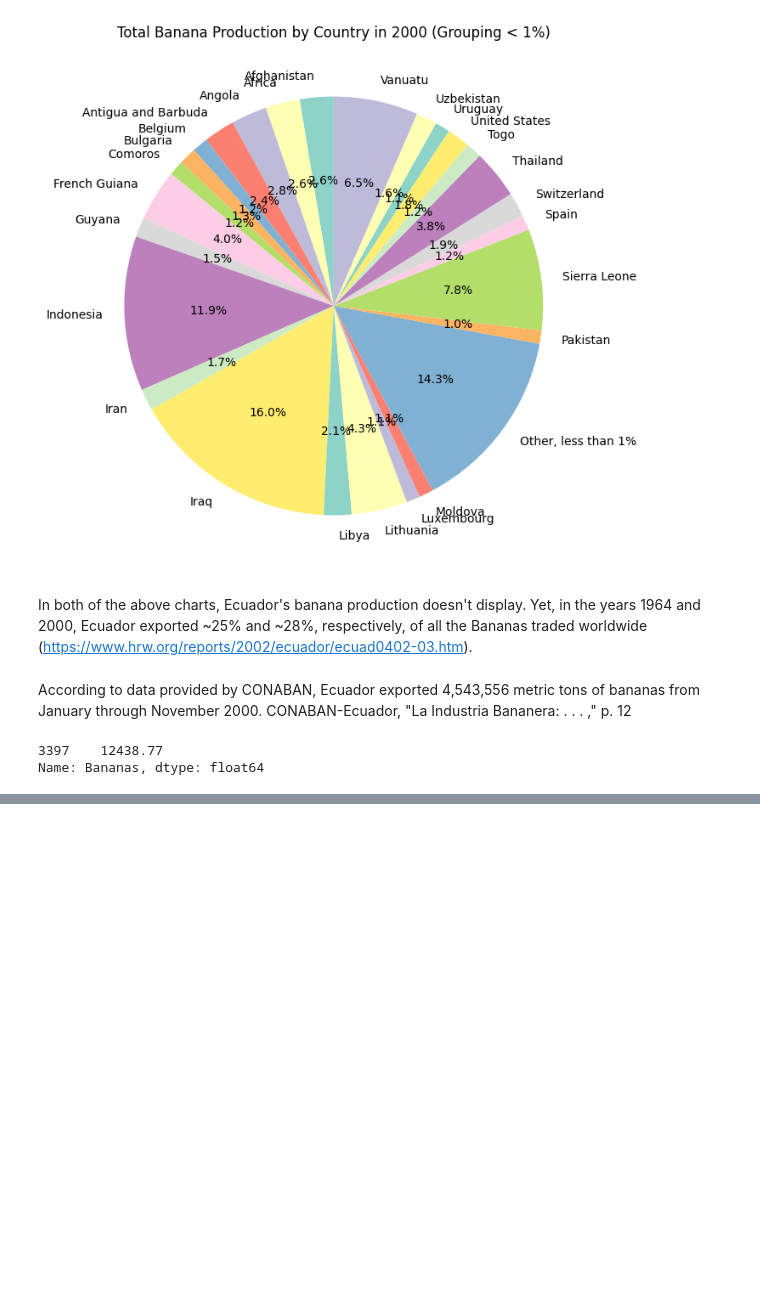
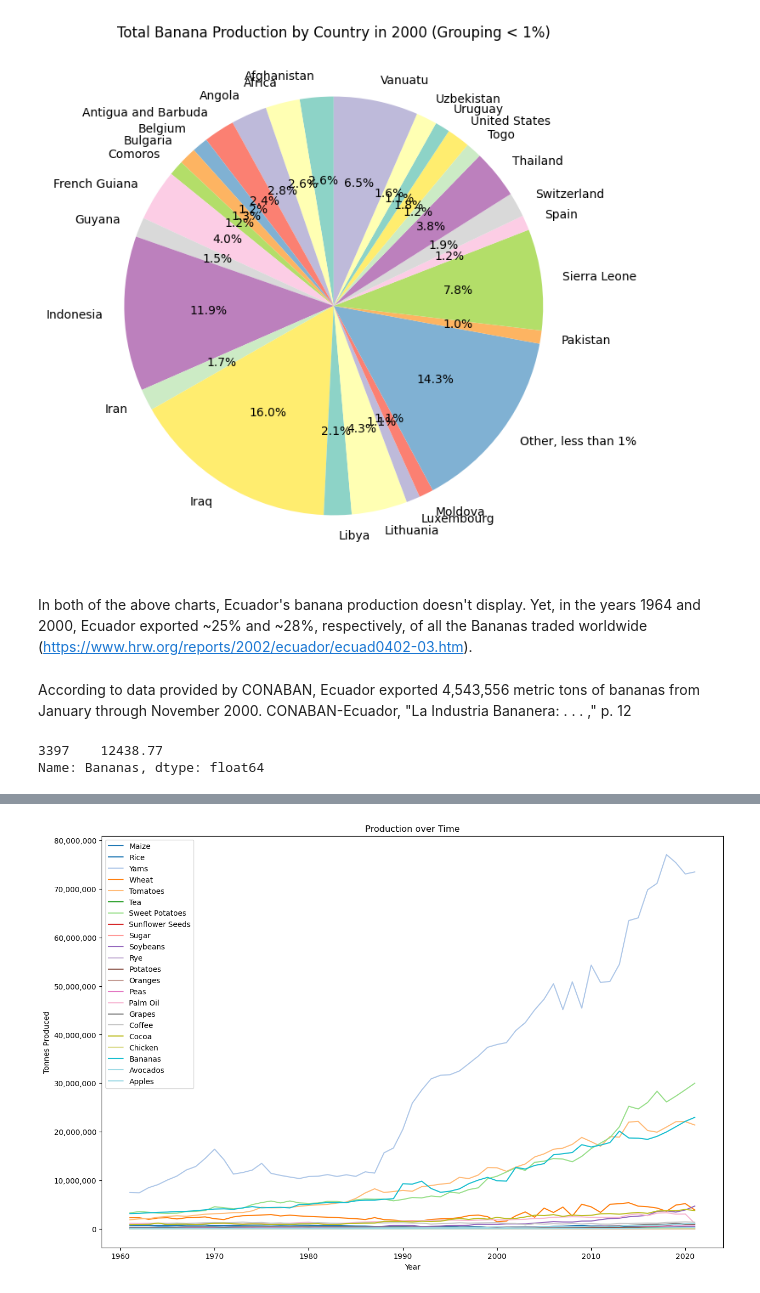
Before and after one commit to idellinger/Exploring-World-Food-Production, a Jupyter notebook: EDA.ipynb, the cells around one changed output, grey strips where cells are left out. Drawn from its saved outputs; the diff is of its cells as text; code cells hidden in the pictures; blank space fills up the shorter version.

```diff
--- a/EDA.ipynb
+++ b/EDA.ipynb
@@ -304,0 +305,4 @@ Name: Bananas, dtype: float64
+# %%
+afghan_data = df[df['Country'] == 'Afghanistan'].copy()
+
+afghan_data.head()
@@ -304,0 +337,7 @@ Name: Bananas, dtype: float64
+# %%
+# Convert 'Year' column to datetime format
+afghan_data['Year'] = pd.to_datetime(afghan_data['Year'], format='%Y')
+
+year_counts_sorted = afghan_data['Year'].value_counts().sort_index()
+
+year_counts_sorted.head()
@@ -304,0 +352,23 @@ Name: Bananas, dtype: float64
+# %%
+from matplotlib.ticker import StrMethodFormatter
+
+
+plt.figure(figsize=(15,10))
+
+columns_to_plot = afghan_data.loc[:, ~afghan_data.columns.isin(['Country', 'Year'])]
+
+color_map = plt.cm.get_cmap('tab20', len(columns_to_plot.columns))
+
+for i, column in enumerate(columns_to_plot.columns):
+    plt.plot(afghan_data['Year'], columns_to_plot[column], label=column, color=color_map(i))
+
+plt.xlabel('Year')
+plt.ylabel('Tonnes Produced')
+plt.title('Production over Time')
+plt.legend()
+
+plt.gca().get_yaxis().set_major_formatter(StrMethodFormatter('{x:,.0f}'))
+
+plt.show()
+# %% [output]
+[figure, added]
```
Also changed, not shown: parts of 8 cells of this notebook.
